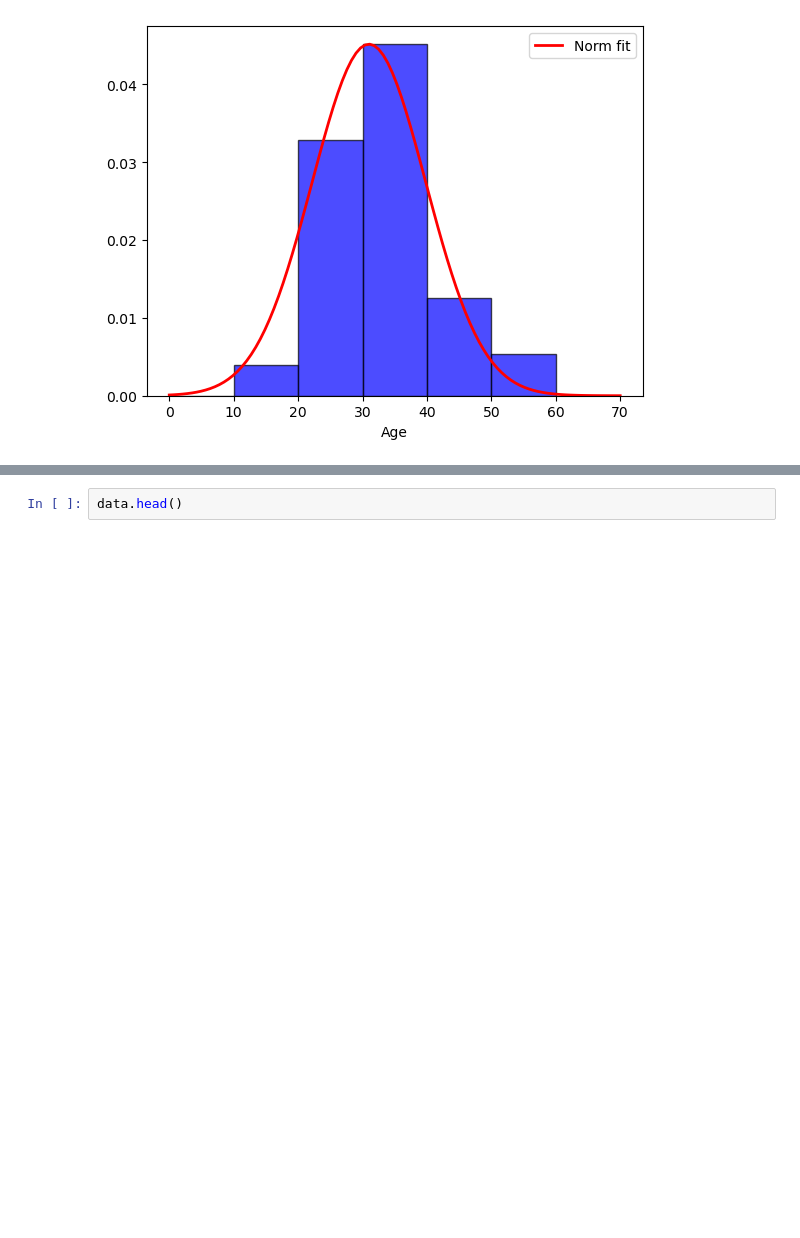
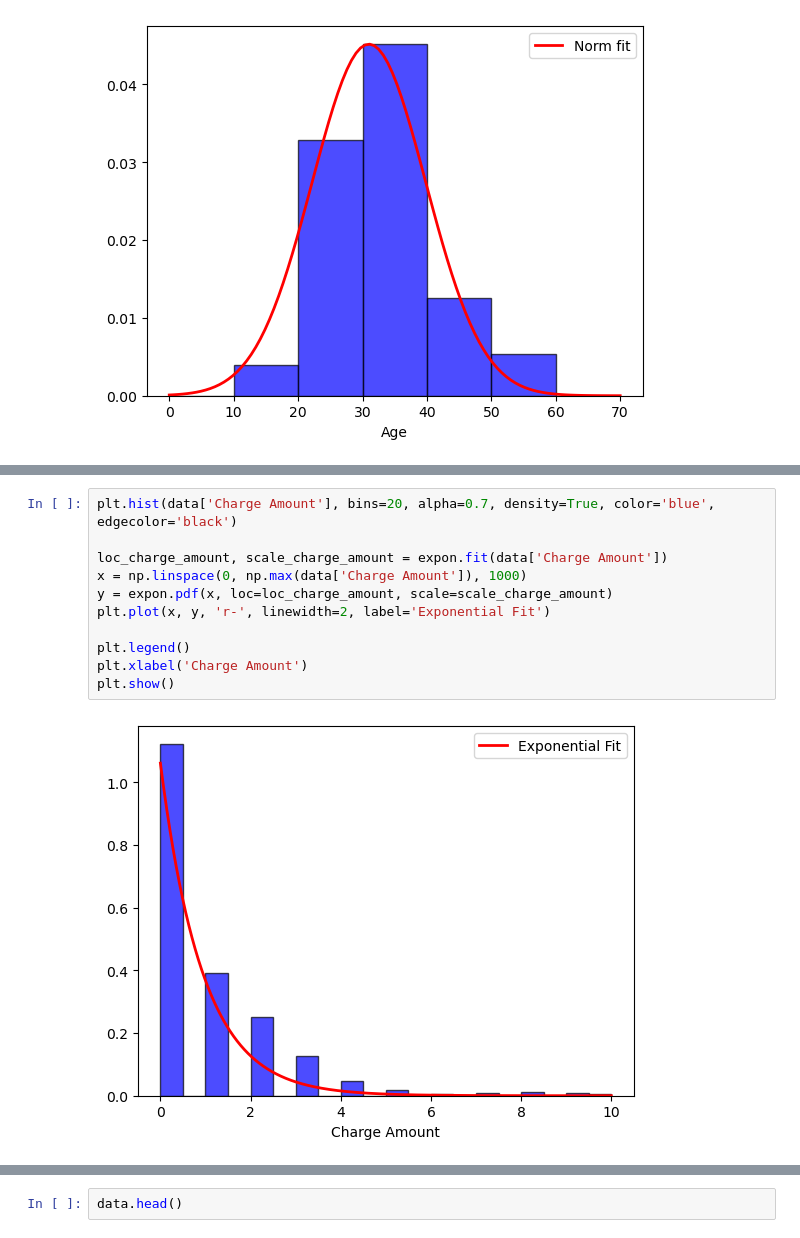
Before and after one commit to Dhunsheth/customer-churn-analysis, a Jupyter notebook: project_code.ipynb, the cells around one changed output, grey strips where cells are left out. Drawn from its saved outputs; the diff is of its cells as text; blank space fills up the shorter version.

```diff
--- a/project_code.ipynb
+++ b/project_code.ipynb
@@ -365,0 +411,13 @@ plt.show()
+# %%
+plt.hist(data['Charge Amount'], bins=20, alpha=0.7, density=True, color='blue', edgecolor='black')
+
+loc_charge_amount, scale_charge_amount = expon.fit(data['Charge Amount'])
+x = np.linspace(0, np.max(data['Charge Amount']), 1000)
+y = expon.pdf(x, loc=loc_charge_amount, scale=scale_charge_amount)
+plt.plot(x, y, 'r-', linewidth=2, label='Exponential Fit')
+
+plt.legend()
+plt.xlabel('Charge Amount')
+plt.show()
+# %% [output]
+[figure, added]
```
Also changed, not shown: parts of 36 cells of this notebook.
